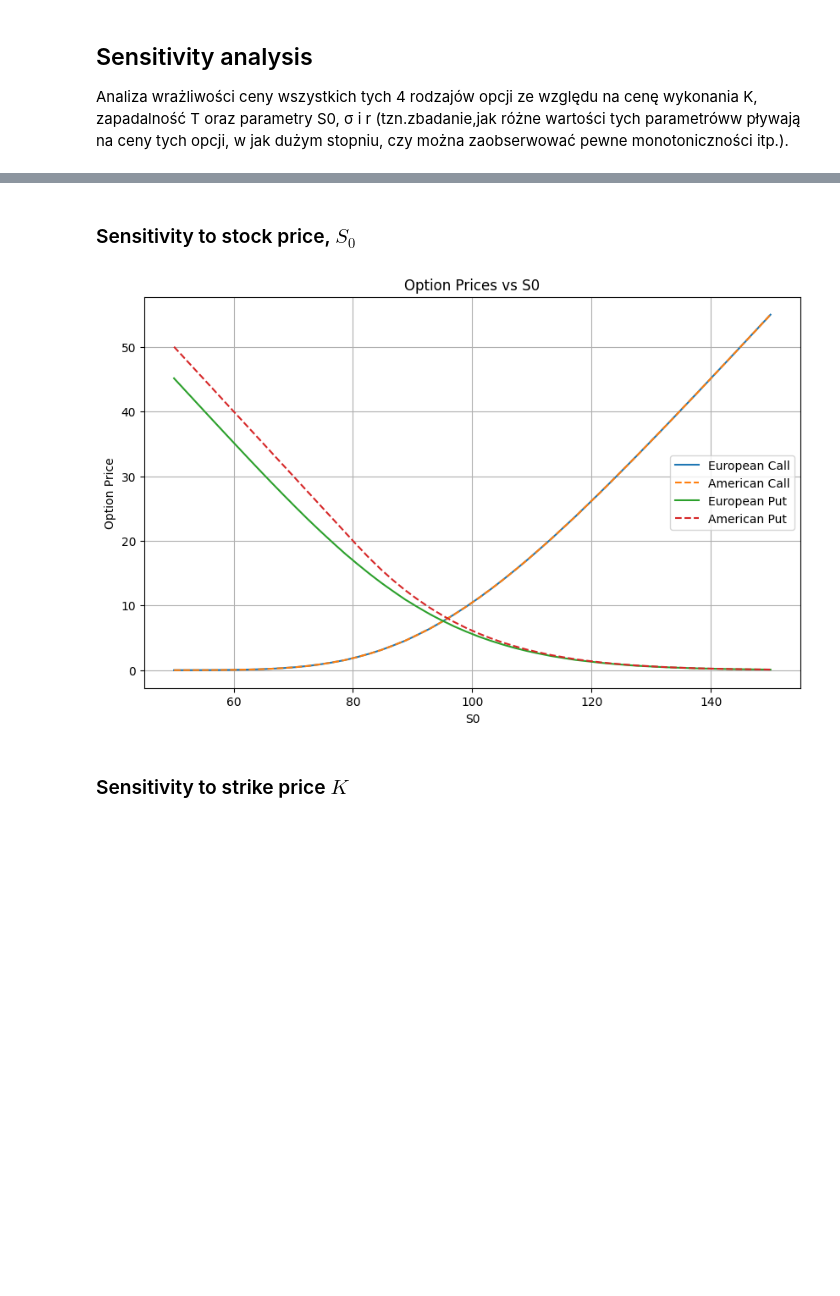
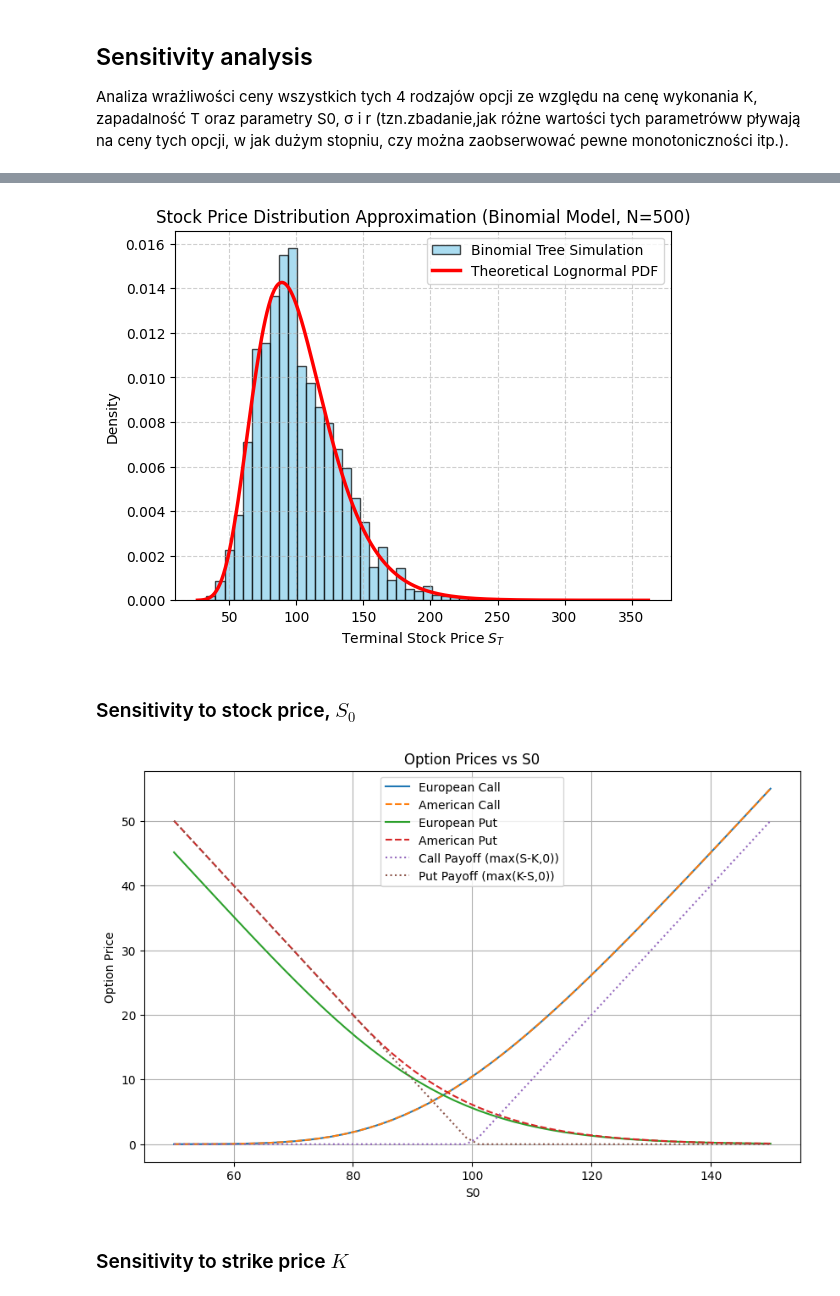
Before and after one commit to AleksyBalazinski/option-pricing, a Jupyter notebook: analysis.ipynb, the cells around one changed output, grey strips where cells are left out. Cells and saved outputs as stored; diff of their text form; code cells hidden in the pictures; blank space fills up the shorter version.

```diff
--- a/analysis.ipynb
+++ b/analysis.ipynb
@@ -145,9 +173,42 @@ def analyze_sensitivity(param_name, param_values):
+# %%
+from scipy.stats import lognorm
+
+n_paths = 100_000
+rng = np.random.default_rng(seed=42)
+
+dt = BASE_T / BASE_N
+u = np.exp(sigma * np.sqrt(dt))
+d = np.exp(-sigma * np.sqrt(dt))
+p = (np.exp(r * dt) - d) / (u - d)
+
+up_moves = rng.binomial(BASE_N, p, n_paths)
+down_moves = BASE_N - up_moves
+ST = BASE_S0 * (u ** up_moves) * (d ** down_moves)
+
+mu = np.log(BASE_S0) + (r - 0.5 * sigma**2) * BASE_T
+s = sigma * np.sqrt(BASE_T)  # Standard deviation of ln(S_T)
+scale = np.exp(mu)           # Scaling factor for scipy (e^mu)
+
+x = np.linspace(min(ST), max(ST), 500)
+lognormal_pdf = lognorm.pdf(x, s=s, scale=scale)
+
+plt.hist(ST, bins=50, edgecolor='black', alpha=0.7, color='skyblue', density=True, label='Binomial Tree Simulation')
+plt.plot(x, lognormal_pdf, color='red', lw=2.5, label='Theoretical Lognormal PDF')
+plt.title(f'Stock Price Distribution Approximation (Binomial Model, N={BASE_N})')
+plt.xlabel('Terminal Stock Price $S_T$')
+plt.ylabel('Density')
+plt.grid(True, linestyle='--', alpha=0.6)
+plt.legend()
+plt.show()
+# %% [output]
+[figure, added]
 # %% [markdown]
 ### Sensitivity to stock price, $S_0$
 # %%
-analyze_sensitivity('S0', np.linspace(50, 150, 50))
+analyze_sensitivity('S0', np.linspace(50, 150, 50), K_eq_S0_params)
+plt.show()
 # %% [output]
-[figure, old version]
+[figure, new version]
 # %% [markdown]
 ### Sensitivity to strike price $K$
 # %%
```
Also changed, not shown: parts of 26 cells of this notebook.
